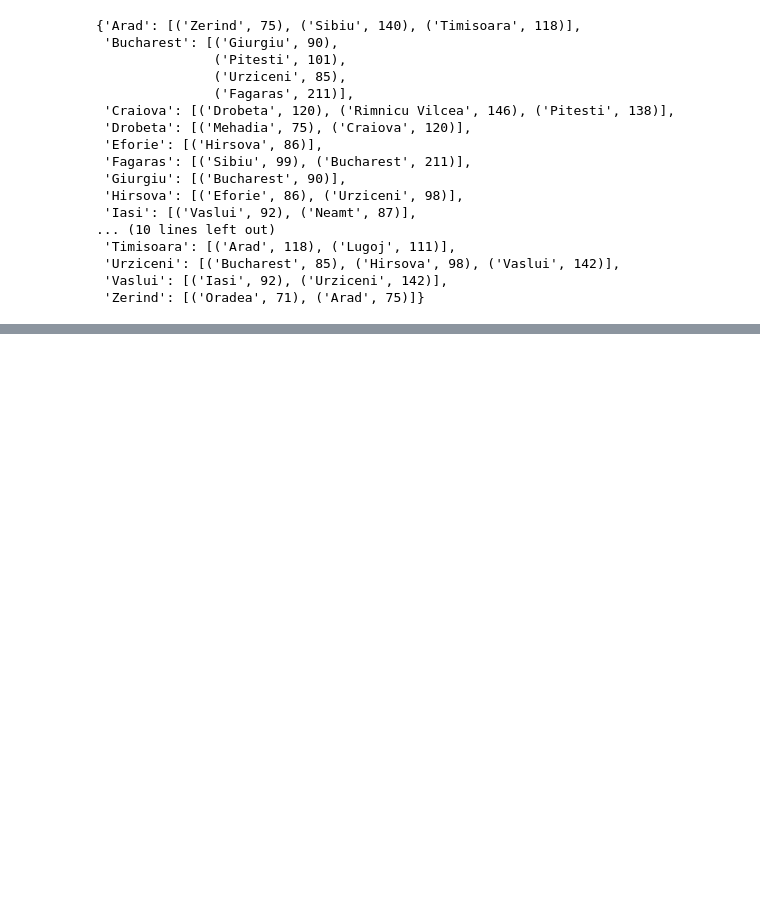
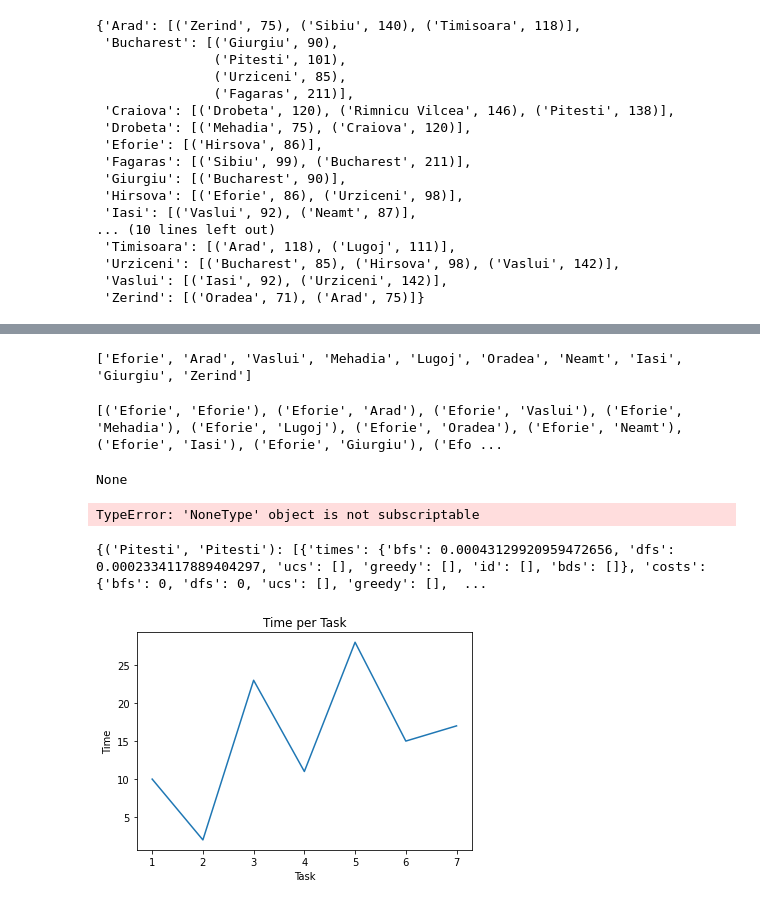
Before and after one commit to yonasengdu/graph_search_benchmark, a Jupyter notebook: assignment.ipynb, the cells around one changed output, grey strips where cells are left out. Drawn from its saved outputs; the diff is of its cells as text; code cells hidden in the pictures; blank space fills up the shorter version.

Commit message:
further work on the notebook, improved the deleteNode method of the Graph class

```diff
--- a/assignment.ipynb
+++ b/assignment.ipynb
@@ -92,0 +88,24 @@ Time taken: 0.00022101402282714844
+# %%
+# let's collect the 10 cities we'll need to do benchmarking.
+
+cities = set()
+for _ in range(10):
+    selectedCity = getRandomNode(graph)
+    while(selectedCity in cities):
+        selectedCity = getRandomNode(graph)
+    cities.add(selectedCity)
+cities = list(cities)
+
+print(cities)
+# %% [output]
+['Eforie', 'Arad', 'Vaslui', 'Mehadia', 'Lugoj', 'Oradea', 'Neamt', 'Iasi', 'Giurgiu', 'Zerind']
+# %%
+# let's make up the 100 paths out of the 10 cities
+paths = []
+for start in cities:
+    for end in cities:
+        paths.append((start, end))
+
+print(paths)
+# %% [output]
+[('Eforie', 'Eforie'), ('Eforie', 'Arad'), ('Eforie', 'Vaslui'), ('Eforie', 'Mehadia'), ('Eforie', 'Lugoj'), ('Eforie', 'Oradea'), ('Eforie', 'Neamt'), ('Eforie', 'Iasi'), ('Eforie', 'Giurgiu'), ('Efo ...
@@ -92,0 +142,54 @@ Time taken: 0.00022101402282714844
+# %%
+# now let's do the experiments and populate the data
+from heuristic import Heuristic
+
+for path in data:
+    for ex in range(len(data[path])):
+        # let's do dfs and record the results
+        timeKeeper = {}
+        with Timer(timeKeeper):
+            results = graph.dfs(path[0], path[1])
+            data[path][ex]['costs']['dfs'] = results["cost"]
+        data[path][ex]['times']['dfs'] = timeKeeper['interval']
+
+        # let's do bfs and record the results
+        timeKeeper = {}
+        with Timer(timeKeeper):
+            results = graph.bfs(path[0], path[1])
+            data[path][ex]['costs']['bfs'] = results["cost"]
+        data[path][ex]['times']['bfs'] = timeKeeper['interval']
+
+        # let's do ucs and record the results
+        timeKeeper = {}
+        with Timer(timeKeeper):
+            results = graph.ucs(path[0], path[1])
+            data[path][ex]['costs']['ucs'] = results["cost"]
+        data[path][ex]['times']['ucs'] = timeKeeper['interval']
+
+        # let's do bi-directional search and record the results
+        timeKeeper = {}
+        with Timer(timeKeeper):
+            results = graph.bidirectionalSearch(path[0], path[1])
+            print(results)
+            data[path][ex]['costs']['bds'] = results["cost"]
+        data[path][ex]['times']['bds'] = timeKeeper['interval']
+# %% [output]
+None
+TypeError: 'NoneType' object is not subscriptable
+# %%
+print(data)
+# %% [output]
+{('Pitesti', 'Pitesti'): [{'times': {'bfs': 0.00043129920959472656, 'dfs': 0.0002334117889404297, 'ucs': [], 'greedy': [], 'id': [], 'bds': []}, 'costs': {'bfs': 0, 'dfs': 0, 'ucs': [], 'greedy': [],  ...
+# %%
+import matplotlib.pyplot as plt
+
+tasks = [1, 2, 3, 4, 5, 6, 7]
+times = [10, 2, 23, 11, 28, 15, 17]
+
+plt.plot(tasks, times)
+plt.xlabel('Task')
+plt.ylabel('Time')
+plt.title('Time per Task')
+plt.show()
+# %% [output]
+[figure, added]
```
Also changed, not shown: parts of 11 cells of this notebook, 1 other file.
